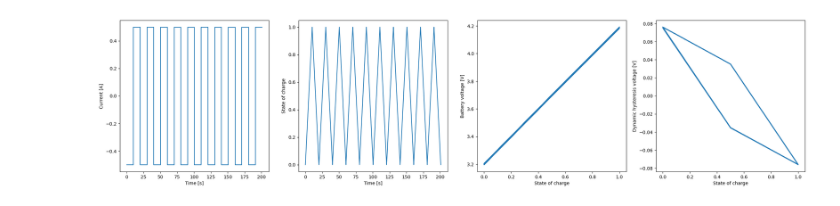
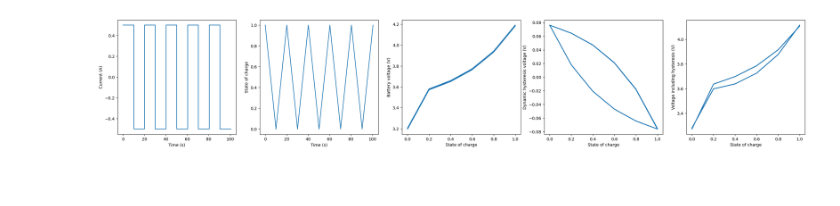
Before and after one commit to tashaneel/cahn-hilliard, a Jupyter notebook: plett/run_ECM.ipynb, the cells around one changed output. Drawn from its saved outputs; the diff is of its cells as text; code cells hidden in the pictures; blank space fills up the shorter version.

```diff
--- a/plett/run_ECM.ipynb
+++ b/plett/run_ECM.ipynb
@@ -32,22 +35,14 @@ parameter_values = pybamm.ParameterValues(
 )
 # %%
 experiment = pybamm.Experiment(
-    ([(f"Charge at C/10 for 5.0505 seconds")] + [(f"Charge at C/10 for 5.0505 seconds")]
-    + [(f"Discharge at C/10 for 5 seconds")] + [(f"Discharge at C/10 for 5 seconds")])*10,
+    ([(f"Discharge at C/10 for 2 seconds")] + [(f"Discharge at C/10 for 2 seconds")] + [(f"Discharge at C/10 for 2 seconds")] + [(f"Discharge at C/10 for 2 seconds")] + [(f"Discharge at C/10 for 2 seconds")]
+    + [(f"Charge at C/10 for 2.0202 seconds")] + [(f"Charge at C/10 for 2.0202 seconds")] + [(f"Charge at C/10 for 2.0202 seconds")] + [(f"Charge at C/10 for 2.0202 seconds")] + [(f"Charge at C/10 for 2.0202 seconds")])*5,
 )
-
-'''experiment = pybamm.Experiment(
-    ([(f"Charge at C/10 for 10 seconds")] + [(f"Discharge at C/10 for 10 seconds or until 2 V")])
-)'''
-
-'''experiment = pybamm.Experiment(
-    ([(f"Charge at C/10 for 5 seconds")] + [(f"Discharge at C/10 for 5 seconds")])*5,
-)'''
 
 sim = pybamm.Simulation(model, parameter_values=parameter_values, experiment=experiment)
 sol = sim.solve(calc_esoh=False)
 
-fig, ax = plt.subplots(1, 4, figsize=(27, 6))
+fig, ax = plt.subplots(1, 5, figsize=(30, 5))
 t = sol["Time [s]"].data
 i = sol["Current variable [A]"].data
 V = sol["Battery voltage [V]"].data
@@ -55,20 +50,24 @@ h = sol["Dynamic hysteresis voltage [V]"].data
 z = sol["State of charge"].data
 
 ax[0].plot(t, i)
-ax[0].set_xlabel("Time [s]")
-ax[0].set_ylabel("Current [A]")
+ax[0].set_xlabel("Time (s)")
+ax[0].set_ylabel("Current (A)")
 
 ax[1].plot(t, z)
-ax[1].set_xlabel("Time [s]")
+ax[1].set_xlabel("Time (s)")
 ax[1].set_ylabel("State of charge")
 
 ax[2].plot(z, V)
 ax[2].set_xlabel("State of charge")
-ax[2].set_ylabel("Battery voltage [V]")
+ax[2].set_ylabel("Battery voltage (V)")
 
 ax[3].plot(z, h)
 ax[3].set_xlabel("State of charge")
-ax[3].set_ylabel("Dynamic hysteresis voltage [V]")
+ax[3].set_ylabel("Dynamic hysteresis voltage (V)")
+
+ax[4].plot(z, h+V)
+ax[4].set_xlabel("State of charge")
+ax[4].set_ylabel("Voltage including hysteresis (V)")
 
 plt.show()
 # %% [output]
@@ -76 +74 @@ plt.show()
-[figure, old version]
+[figure, new version]
```
Also changed, not shown: parts of 5 cells of this notebook, 1 other file.
